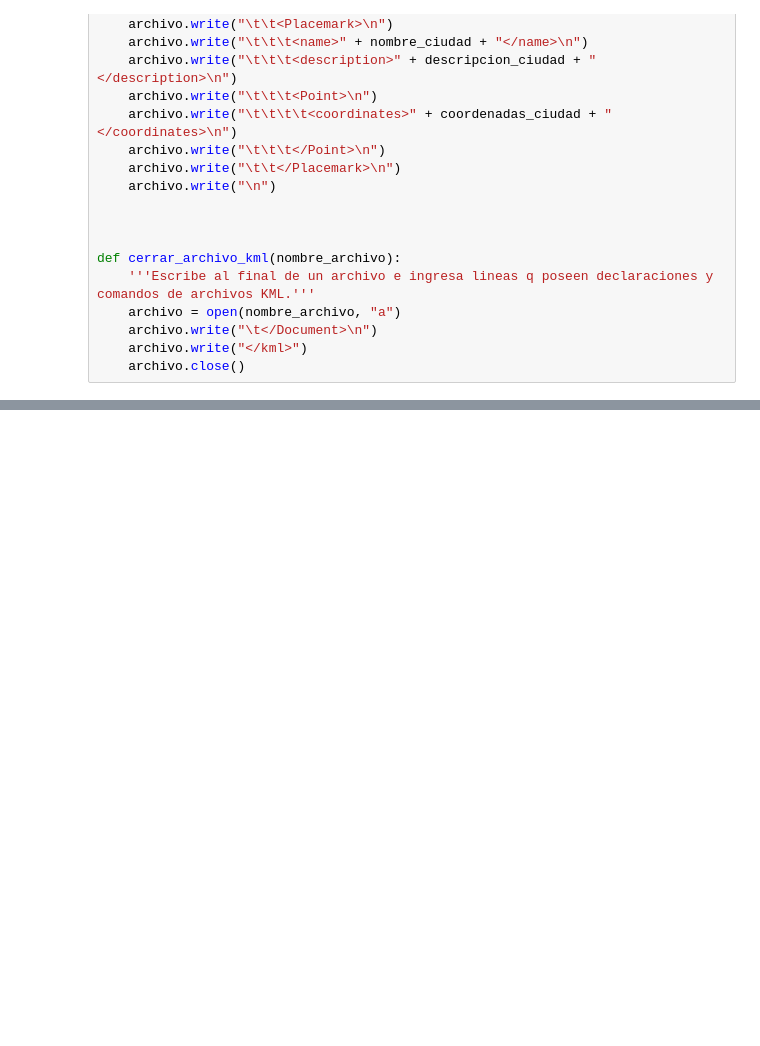
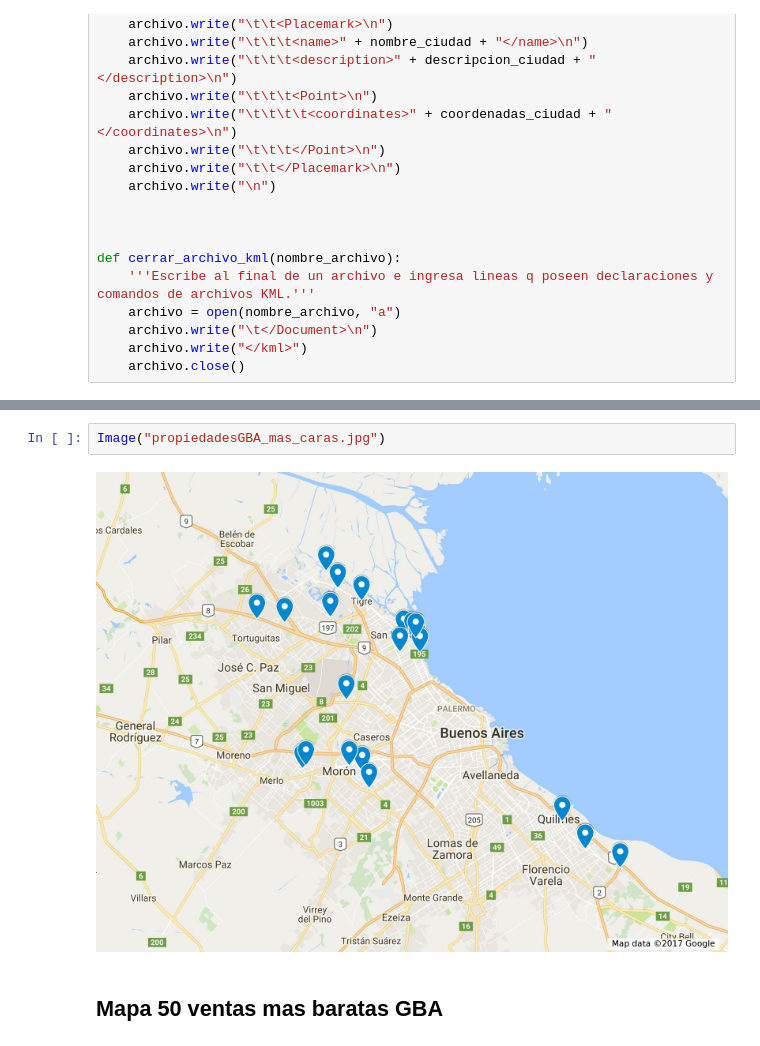
Before and after one commit to PRPablo/VentasDePropiedades, a Jupyter notebook: Analisis Exploratorio/mapas_google.ipynb, the cells around one changed output, grey strips where cells are left out. Cells and saved outputs as stored; diff of their text form; blank space fills up the shorter version.

```diff
--- a/Analisis Exploratorio/mapas_google.ipynb
+++ b/Analisis Exploratorio/mapas_google.ipynb
@@ -415,0 +214,6 @@ cerrar_archivo_kml(nombre)
+# %%
+Image("propiedadesGBA_mas_caras.jpg")
+# %% [output]
+[figure, added]
+# %% [markdown]
+## Mapa 50 ventas mas baratas GBA
```
Also changed, not shown: parts of 58 cells of this notebook.
